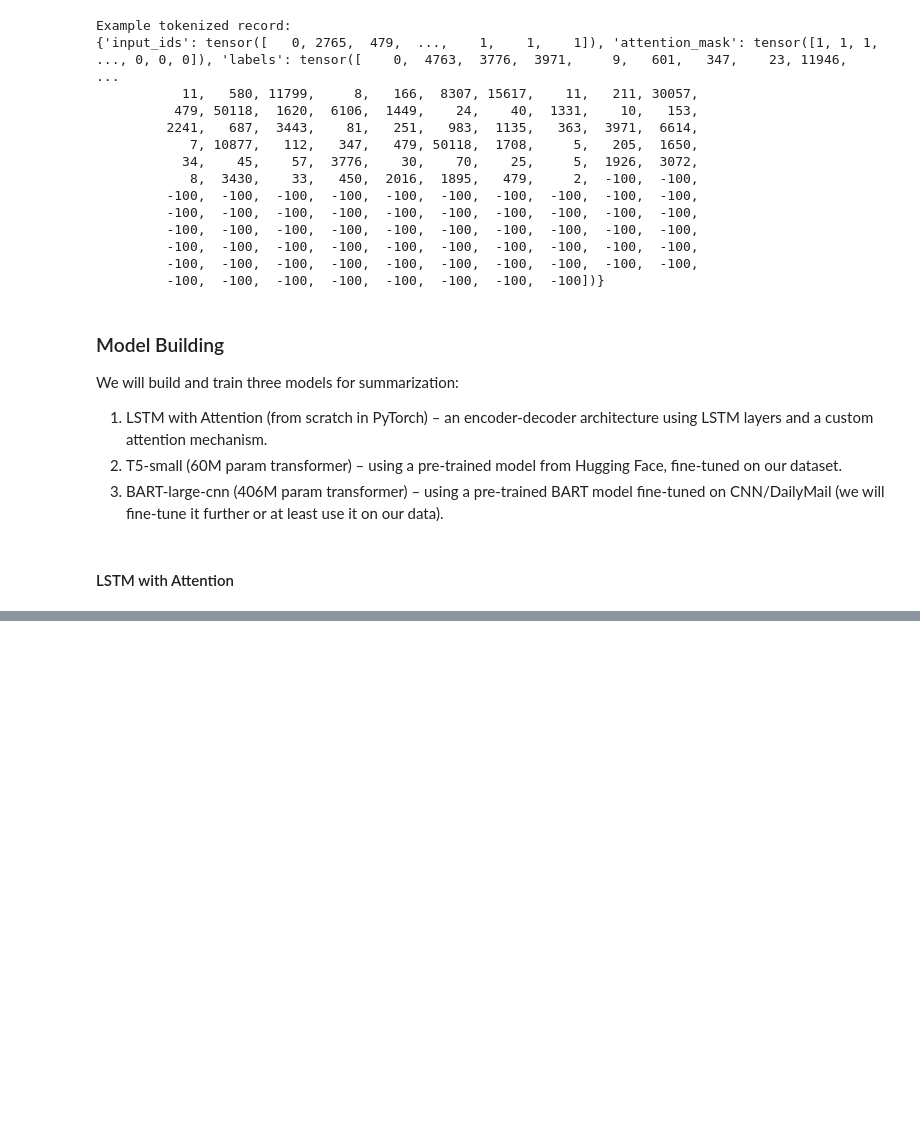
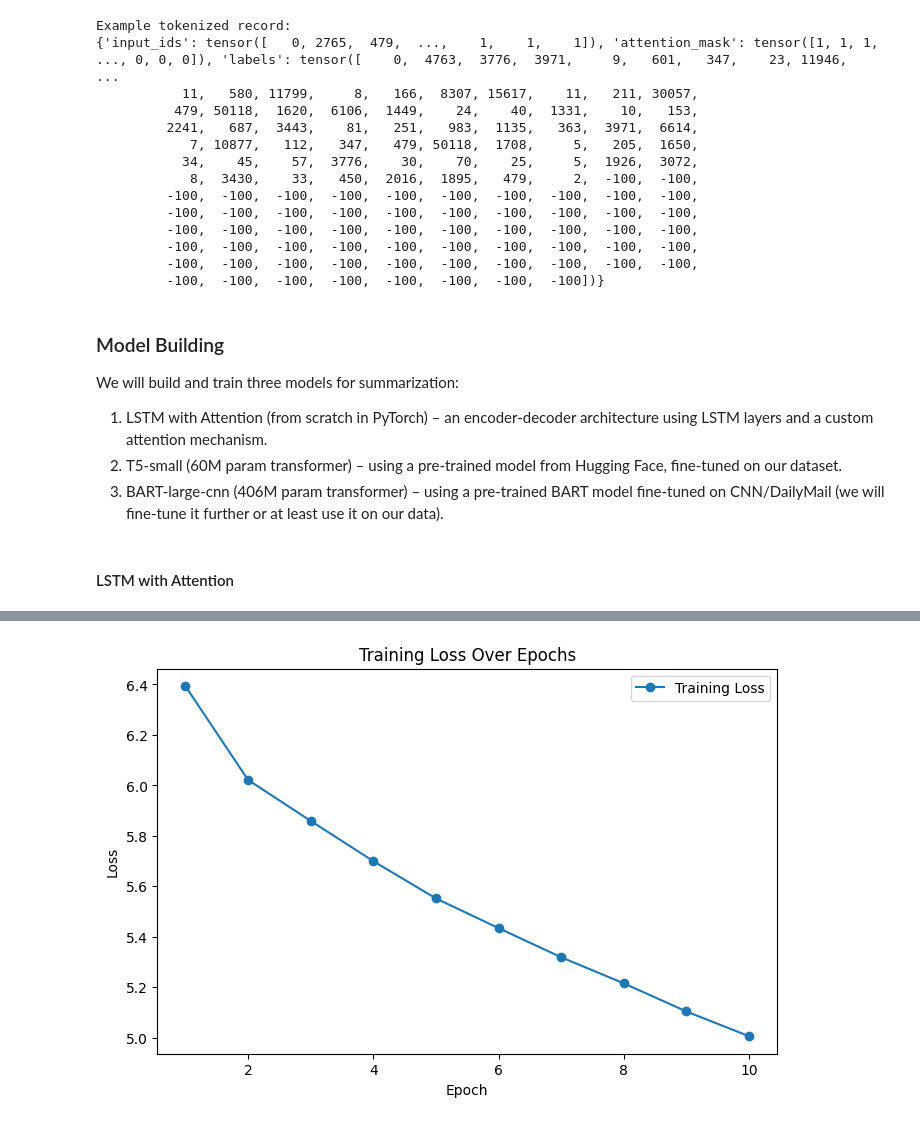
Before and after one commit to BikinGhimire/AITextSummarizer, a Jupyter notebook: Notebooks/Main.ipynb, the cells around one changed output, grey strips where cells are left out. Saved outputs shown, nothing was run; the diff lists cells and outputs as text; code cells hidden in the pictures; blank space fills up the shorter version.

Commit message:
Added 3 model training

```diff
--- a/Notebooks/Main.ipynb
+++ b/Notebooks/Main.ipynb
@@ -257,7 +260,7 @@ word_freq = Counter(all_article_words + all_summary_words)
 print("Total unique tokens:", len(word_freq))
 
 # Define a vocab size limit (to ignore rare words)
-vocab_size = 50000
+vocab_size = 10000
 most_common = word_freq.most_common(vocab_size-4)  # minus 4 to leave space for special tokens
 vocab_words = [w for w, _ in most_common]
 
@@ -549 +550,94 @@ Decoder(
 )
+# %%
+# Create folder if it doesn't exist
+model_save_path = "../saved_models/lstm/"
+os.makedirs(model_save_path, exist_ok=True)
+
+# Convert your preprocessed sequences (train_articles_seq & train_summaries_seq) to torch tensors.
+train_articles_tensor = torch.tensor(train_articles_seq, dtype=torch.long)
+train_summaries_tensor = torch.tensor(train_summaries_seq, dtype=torch.long)
+
+# Create a Dataset and DataLoader.
+train_dataset_lstm = TensorDataset(train_articles_tensor, train_summaries_tensor)
+batch_size = 32   # you can adjust batch size as needed
+train_loader = DataLoader(train_dataset_lstm, batch_size=batch_size, shuffle=True)
+
+# Define loss function and optimizer.
+# Note: We ignore the PAD tokens (using vocab[PAD_TOKEN]) when computing loss.
+criterion = nn.CrossEntropyLoss(ignore_index=vocab[PAD_TOKEN])
+optimizer = torch.optim.Adam(list(encoder.parameters()) + list(decoder.parameters()), lr=0.001)
+
+# Set number of training epochs and teacher forcing ratio.
+num_epochs = 10
+teacher_forcing_ratio = 0.5   # chance to use teacher forcing at each time step
+
+training_losses = []
+best_loss = float("inf")
+
+# Training loop for the Encoder-Decoder with attention.
+for epoch in range(num_epochs):
+    encoder.train()
+    decoder.train()
+    epoch_loss = 0
+    num_batches = len(train_loader)
+
+    for src_batch, trg_batch in train_loader:
+        src_batch, trg_batch = src_batch.to(device), trg_batch.to(device)  # [batch_size, seq_len]
+        optimizer.zero_grad()
+
+        # Run the encoder
+        enc_outputs, hidden, cell = encoder(src_batch)
+        batch_size_current = src_batch.size(0)
+        trg_seq_len = trg_batch.size(1)
+
+        # Prepare a placeholder for storing all decoder outputs.
+        outputs_all = torch.zeros(batch_size_current, trg_seq_len, vocab_size).to(device)
+
+        # Set the first input to the decoder with SOS token (already added at index 0 in each summary).
+        dec_input = trg_batch[:, 0]  # shape: [batch_size]
+
+        # For each time step in the target sequence (skipping index 0)
+        for t in range(1, trg_seq_len):
+            # Forward pass through the decoder.
+            output, hidden, cell, attn_weights = decoder(dec_input, hidden, cell, enc_outputs)
+            # Store current time-step predictions.
+            outputs_all[:, t, :] = output
+
+            # Decide whether to use teacher forcing.
+            teacher_force = np.random.random() < teacher_forcing_ratio
+            # The token to feed at next time step: the true token (teacher forcing) or the predicted token.
+            top1 = output.argmax(1)  # [batch_size]
+            dec_input = trg_batch[:, t] if teacher_force else top1
+
+        # Compute loss. We skip the first token (index 0) since that’s our initial SOS token.
+        loss = criterion(outputs_all[:, 1:, :].reshape(-1, vocab_size),
+                          trg_batch[:, 1:].reshape(-1))
+        loss.backward()
+        optimizer.step()
+        epoch_loss += loss.item()
+
+    avg_loss = epoch_loss / num_batches
+    training_losses.append(avg_loss)
+    print(f"Epoch {epoch+1}/{num_epochs} - Loss: {avg_loss:.4f}")
+
+    # Save the model if this epoch produced a new best loss.
+    if avg_loss < best_loss:
+        best_loss = avg_loss
+        checkpoint = {
+            'encoder_state_dict': encoder.state_dict(),
+            'decoder_state_dict': decoder.state_dict(),
+            'optimizer_state_dict': optimizer.state_dict(),
+            'loss': best_loss,
+        }
+        torch.save(checkpoint, os.path.join(model_save_path, "best_model.pth"))
+        print(f"Best model saved with loss {best_loss:.4f}")
+
+# Plot the training loss curve.
+plt.figure(figsize=(8, 5))
+plt.plot(range(1, num_epochs+1), training_losses, marker='o', label='Training Loss')
+plt.xlabel('Epoch')
+plt.ylabel('Loss')
+plt.title('Training Loss Over Epochs')
+plt.legend()
+plt.show()
+# %% [output]
@@ -549,0 +664 @@ Decoder(
+[figure, added]
```
Also changed, not shown: parts of 9 cells of this notebook.
